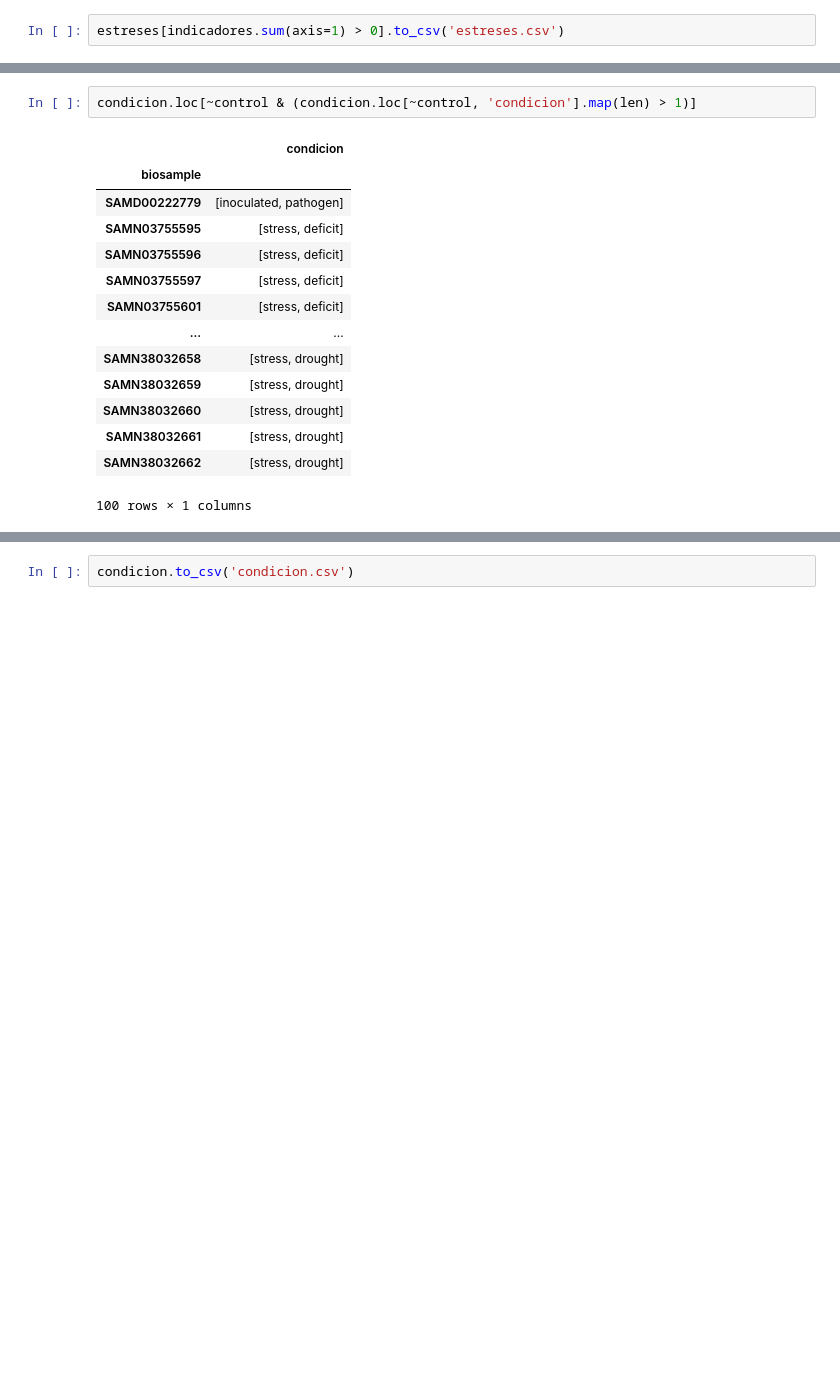
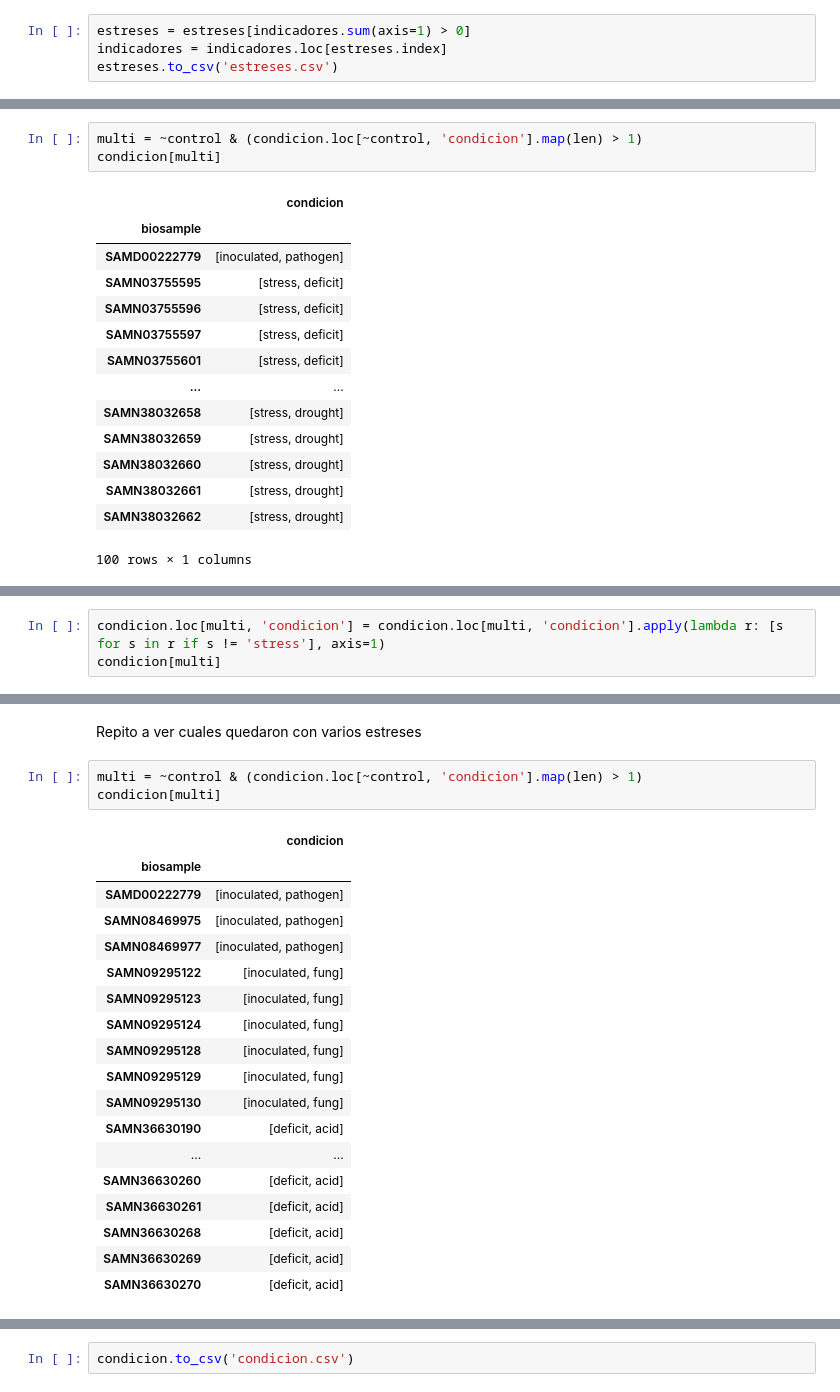
Before and after one commit to freire-guido/soy-biomarkers, a Jupyter notebook: estres/sample.ipynb, the cells around one changed output, grey strips where cells are left out. Cells and saved outputs as stored; diff of their text form; blank space fills up the shorter version.

Commit message:
condicion limpio

```diff
--- a/estres/sample.ipynb
+++ b/estres/sample.ipynb
@@ -83,5 +83,7 @@ Length: 1574, dtype: int64
 # %%
-estreses[indicadores.sum(axis=1) > 0].to_csv('estreses.csv')
+estreses = estreses[indicadores.sum(axis=1) > 0]
+indicadores = indicadores.loc[estreses.index]
+estreses.to_csv('estreses.csv')
 # %% [markdown]
 # Condición
 ## Estres vs. control
@@ -130,7 +115,8 @@ condicion
 | SAMN40876402 | [stress] |
 1574 rows × 1 columns
 # %%
-condicion.loc[~control & (condicion.loc[~control, 'condicion'].map(len) > 1)]
+multi = ~control & (condicion.loc[~control, 'condicion'].map(len) > 1)
+condicion[multi]
 # %% [output]
 |  | condicion |
 | biosample |  |
@@ -150,0 +137,3 @@ Muchos tienen stress y el estrés específico, me quedo solo con el específico
+# %%
+condicion.loc[multi, 'condicion'] = condicion.loc[multi, 'condicion'].apply(lambda r: [s for s in r if s != 'stress'], axis=1)
+condicion[multi]
@@ -150,0 +155,24 @@ Muchos tienen stress y el estrés específico, me quedo solo con el específico
+# %% [markdown]
+Repito a ver cuales quedaron con varios estreses
+# %%
+multi = ~control & (condicion.loc[~control, 'condicion'].map(len) > 1)
+condicion[multi]
+# %% [output]
+|  | condicion |
+| biosample |  |
+| SAMD00222779 | [inoculated, pathogen] |
+| SAMN08469975 | [inoculated, pathogen] |
+| SAMN08469977 | [inoculated, pathogen] |
+| SAMN09295122 | [inoculated, fung] |
+| SAMN09295123 | [inoculated, fung] |
+| SAMN09295124 | [inoculated, fung] |
+| SAMN09295128 | [inoculated, fung] |
+| SAMN09295129 | [inoculated, fung] |
+| SAMN09295130 | [inoculated, fung] |
+| SAMN36630190 | [deficit, acid] |
+| ... | ... |
+| SAMN36630260 | [deficit, acid] |
+| SAMN36630261 | [deficit, acid] |
+| SAMN36630268 | [deficit, acid] |
+| SAMN36630269 | [deficit, acid] |
+| SAMN36630270 | [deficit, acid] |
```
Also changed, not shown: parts of 8 cells of this notebook, 1 other file.
